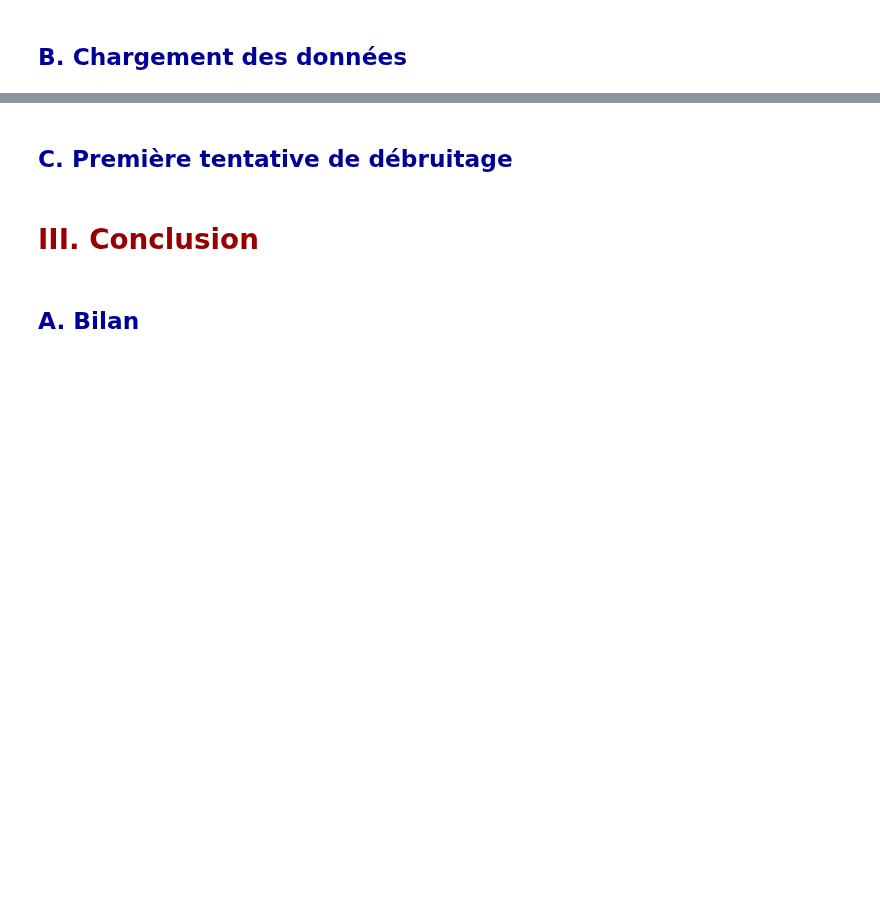
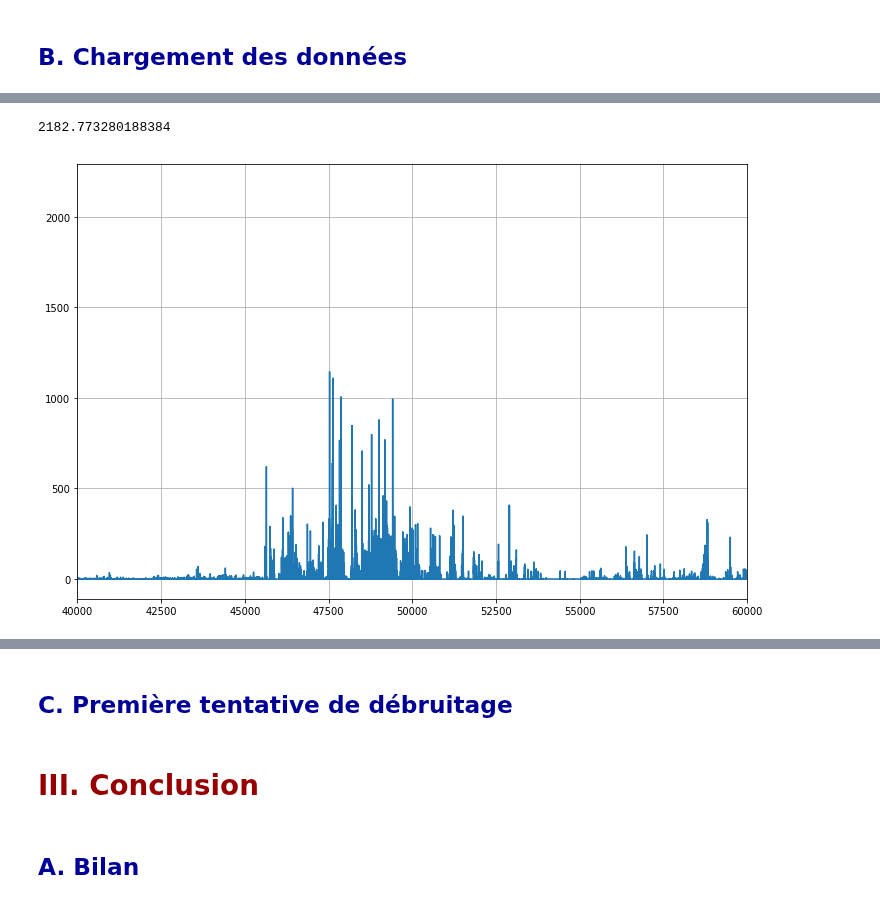
Before and after one commit to AmigoCap/GPSFlow, a Jupyter notebook: 2-25janv.ipynb, the cells around one changed output, grey strips where cells are left out. Cells and saved outputs as stored; diff of their text form; code cells hidden in the pictures; blank space fills up the shorter version.

Commit message:
First image of anonym in Lyon and correction data_parser.

```diff
--- a/2-25janv.ipynb
+++ b/2-25janv.ipynb
@@ -87,3 +87,7 @@ IFrame('2-files/LyonMap.html', width=990, height=500)
 [interactive output not drawn]
 # %% [markdown]
 <h2 style="color:rgb(0,0,150)"> B. Chargement des données </h2>
+# %%
+import data_parser as parser
+import distance
+df = parser.importData("Data/Takout/anonymous_2015.json")
@@ -89,0 +96,3 @@ IFrame('2-files/LyonMap.html', width=990, height=500)
+# %%
+import distance
+df = distance.getDistance(df)
@@ -89,0 +120,2 @@ IFrame('2-files/LyonMap.html', width=990, height=500)
+# %%
+df = distance.getVitesse(df)
@@ -89,0 +143,13 @@ IFrame('2-files/LyonMap.html', width=990, height=500)
+# %%
+max(df["vitesse"])
+# %% [output]
+2182.773280188384
+# %%
+import matplotlib.pyplot as plt
+plt.figure(figsize=(12,8))
+plt.plot(df["vitesse"],'-')
+plt.grid(True)
+plt.xlim([40000,60000])
+plt.show()
+# %% [output]
+[figure, added]
```
Also changed, not shown: parts of 8 cells of this notebook, 2 other files.
